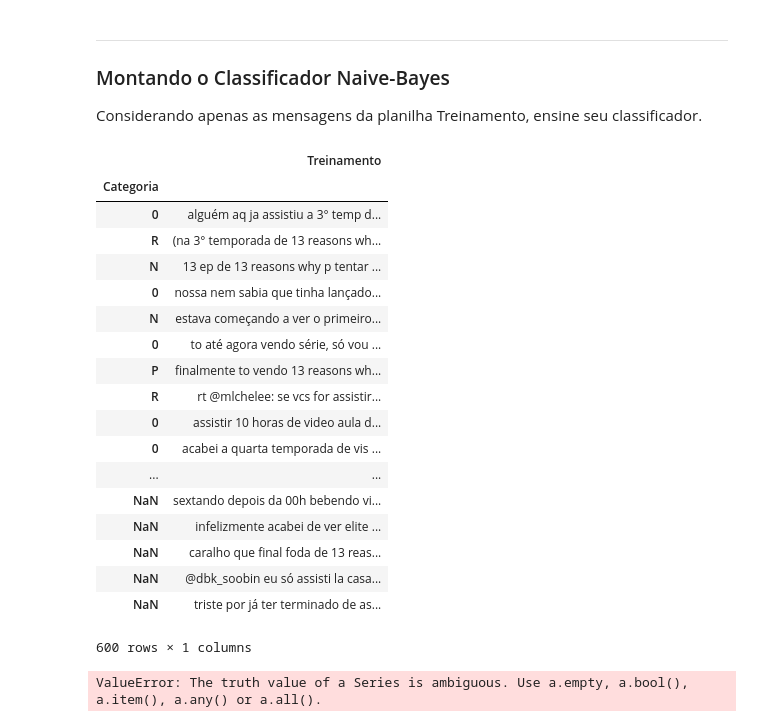
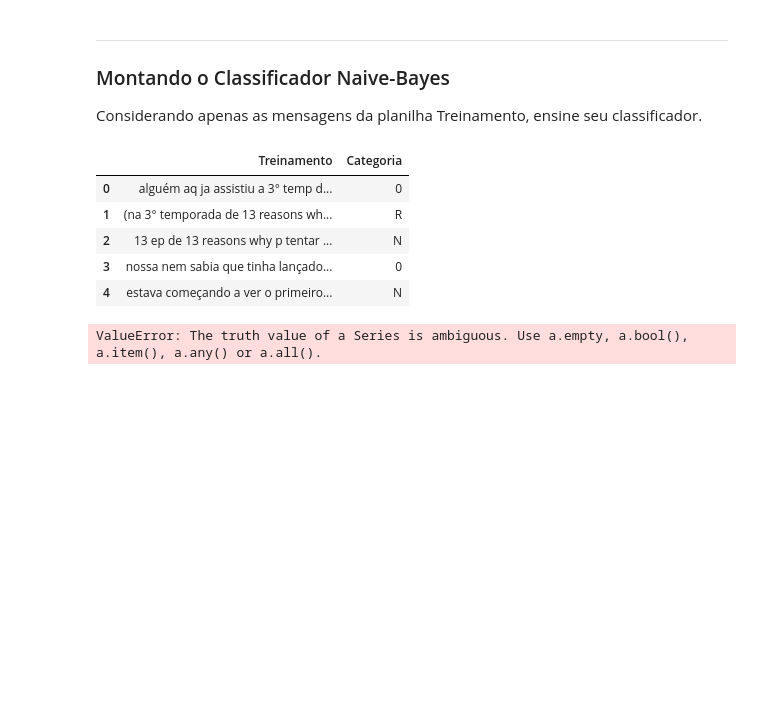
Before and after one commit to sophiaks/Naive-Bayes-Classifier, a Jupyter notebook: Projeto2_layout.ipynb, the cells around one changed output. Saved outputs shown, nothing was run; the diff lists cells and outputs as text; code cells hidden in the pictures; blank space fills up the shorter version.

```diff
--- a/Projeto2_layout.ipynb
+++ b/Projeto2_layout.ipynb
@@ -122,30 +122,18 @@ ___
 
 Considerando apenas as mensagens da planilha Treinamento, ensine  seu classificador.
 # %%
-excel = pd.read_excel('13 Reasons Why novo.xlsx')
+excel = pd.read_excel('13 Reasons Why novo.xlsx', sheet_name='Treinamento')
 
 excel.head()
-excel.set_index('Categoria')
+
+# excel.set_index('Categoria')
 # %% [output]
-|  | Treinamento |
-| Categoria |  |
-| 0 | alguém aq ja assistiu a 3° temp d... |
-| R | (na 3° temporada de 13 reasons wh... |
-| N | 13 ep de 13 reasons why p tentar ... |
-| 0 | nossa nem sabia que tinha lançado... |
-| N | estava começando a ver o primeiro... |
-| 0 | to até agora vendo série, só vou ... |
-| P | finalmente to vendo 13 reasons wh... |
-| R | rt @mlchelee: se vcs for assistir... |
-| 0 | assistir 10 horas de video aula d... |
-| 0 | acabei a quarta temporada de vis ... |
-| ... | ... |
-| NaN | sextando depois da 00h bebendo vi... |
-| NaN | infelizmente acabei de ver elite ... |
-| NaN | caralho que final foda de 13 reas... |
-| NaN | @dbk_soobin eu só assisti la casa... |
-| NaN | triste por já ter terminado de as... |
+|  | Treinamento | Categoria |
+| 0 | alguém aq ja assistiu a 3° temp d... | 0 |
+| 1 | (na 3° temporada de 13 reasons wh... | R |
+| 2 | 13 ep de 13 reasons why p tentar ... | N |
+| 3 | nossa nem sabia que tinha lançado... | 0 |
+| 4 | estava começando a ver o primeiro... | N |
-600 rows × 1 columns
 # %%
 #Lista de palavras para cada categoria
 palavras_pos = []
```
Also changed, not shown: parts of 2 cells of this notebook, 1 other file.
